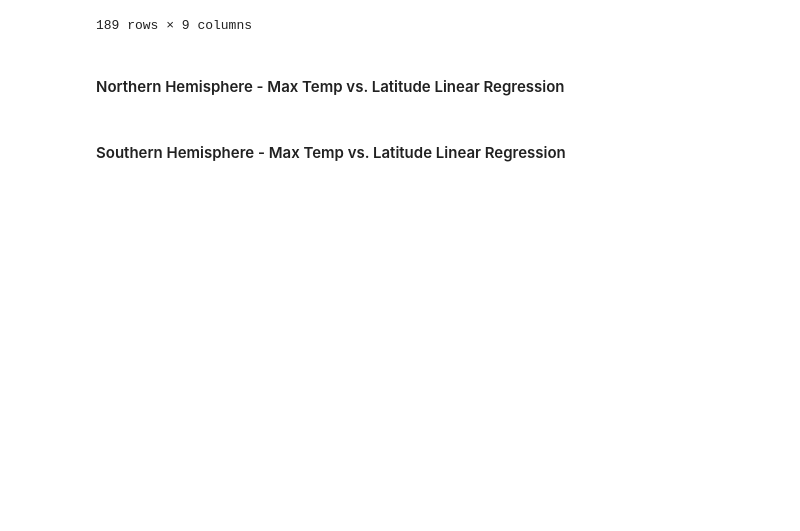
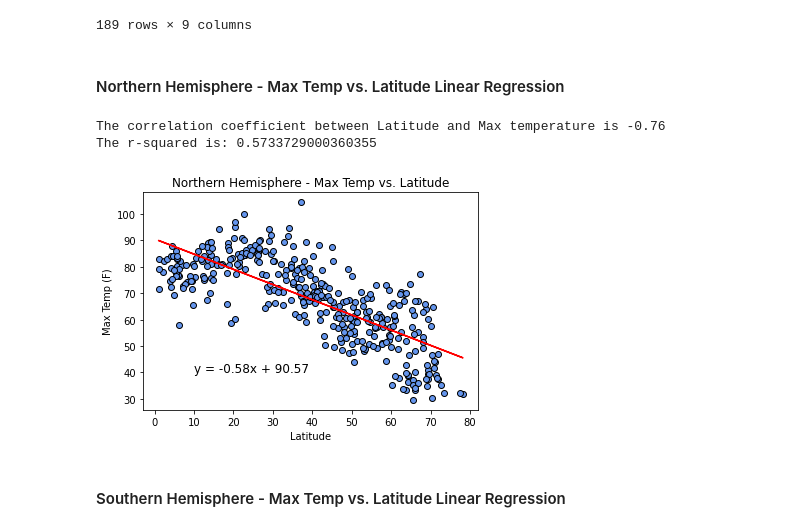
Before and after one commit to LP-116/python-api-challenge, a Jupyter notebook: WeatherPy/WeatherPy.ipynb, the cells around one changed output. Cells and saved outputs as stored; diff of their text form; code cells hidden in the pictures; blank space fills up the shorter version.

```diff
--- a/WeatherPy/WeatherPy.ipynb
+++ b/WeatherPy/WeatherPy.ipynb
@@ -331,5 +333,32 @@ southern_df
 189 rows × 9 columns
 # %% [markdown]
 ####  Northern Hemisphere - Max Temp vs. Latitude Linear Regression
+# %%
+n_x_data = northern_df["Lat"]
+n_y_temp = northern_df["Max Temp"]
+
+correlation = st.pearsonr(n_x_data, n_y_temp)
+print(f"The correlation coefficient between Latitude and Max temperature is {round(correlation[0],2)}")
+
+ntemp_slope, ntemp_int, ntemp_r, ntemp_p, ntemp_std_err = linregress(n_x_data, n_y_temp)
+
+ntemp_regress = n_x_data * ntemp_slope + ntemp_int
+
+ntemp_line_eq = "y = " + str(round(ntemp_slope,2)) + "x + " + str(round(ntemp_int,2))
+
+print(f"The r-squared is: {ntemp_r**2}")
+
+plt.plot(n_x_data, ntemp_regress, "r-")
+plt.annotate(ntemp_line_eq,(10,40), fontsize=12, color="black")
+plt.xlabel("Latitude")
+plt.ylabel("Max Temp (F)")
+plt.title("Northern Hemisphere - Max Temp vs. Latitude")
+plt.scatter(n_x_data, n_y_temp, marker="o", color="cornflowerblue", edgecolor="black")
+plt.savefig("output_data/northern_lat_temp.png", bbox_inches='tight');
+plt.show()
+# %% [output]
+The correlation coefficient between Latitude and Max temperature is -0.76
+The r-squared is: 0.5733729000360355
+[figure, added]
 # %% [markdown]
 ####  Southern Hemisphere - Max Temp vs. Latitude Linear Regression
```
Also changed, not shown: parts of 2 cells of this notebook, 3 other files.
